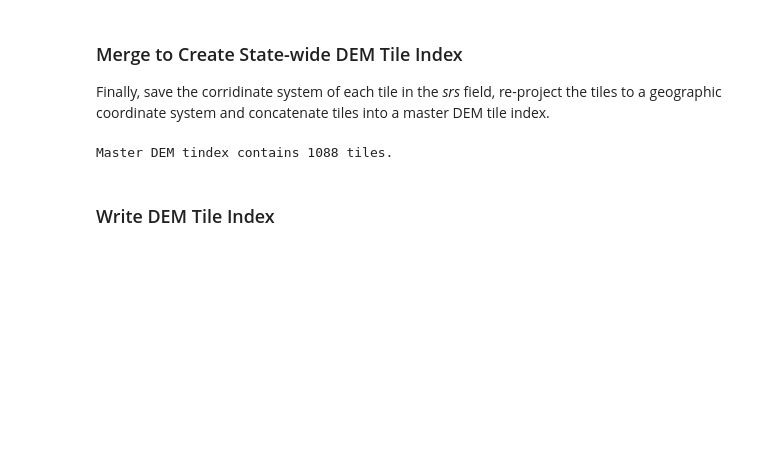
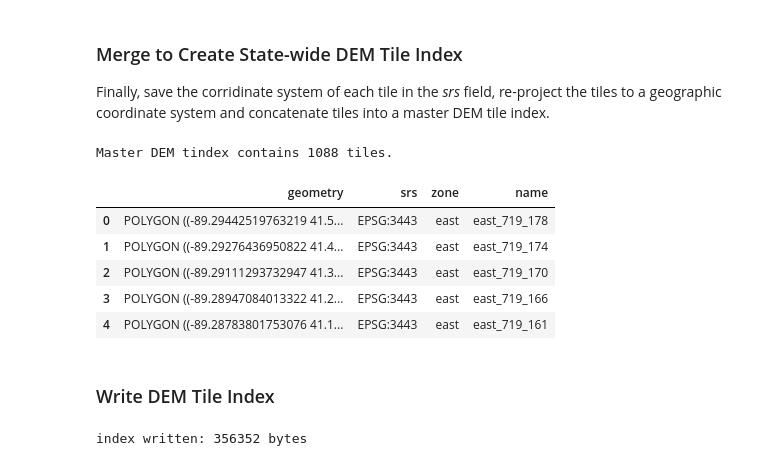
Before and after one commit to jterstriep/lidar-notebooks, a Jupyter notebook: 5_build_target_dem_tindex.ipynb, the cells around one changed output. Saved outputs shown, nothing was run; the diff lists cells and outputs as text; code cells hidden in the pictures; blank space fills up the shorter version.

Commit message:
Added zone and name fields when generating initial DEM tile index.

```diff
--- a/5_build_target_dem_tindex.ipynb
+++ b/5_build_target_dem_tindex.ipynb
@@ -52,14 +54,14 @@ mask = il[il['mid']].to_crs({'init': 'epsg:3443'})
 eastgrid = makegrid(*mask.total_bounds, width=width*res, height=height*res)
 eastgrid.crs = mask.crs
 eastgrid = eastgrid[eastgrid.geometry.intersects(mask.geometry.unary_union)]
+eastgrid['srs'] = eastgrid.crs['init'].upper()
+eastgrid['zone'] = 'east'
+eastgrid['name'] = 'east_'+eastgrid['geometry'].apply(lambda g: str(g.bounds[0])[:3]+'_'+str(g.bounds[1])[:3])
 
 mask = il[~(il['mid'])].to_crs({'init': 'epsg:3444'})
 westgrid = makegrid(*mask.total_bounds, width=width*res, height=height*res)
 westgrid.crs = mask.crs
 westgrid = westgrid[westgrid.geometry.intersects(mask.geometry.unary_union)]
-
-fig, ax = plt.subplots(figsize=(10,30))
-il.plot(ax=ax, edgecolor='black')
-eastgrid.to_crs(il.crs).plot(ax=ax, facecolor='none', edgecolor='red')
-westgrid.to_crs(il.crs).plot(ax=ax, facecolor='none', edgecolor='orange')
-plt.show()
+westgrid['srs'] = westgrid.crs['init'].upper()
+westgrid['zone'] = 'west'
+westgrid['name'] = 'west_'+westgrid['geometry'].apply(lambda g: str(g.bounds[0])[:3]+'_'+str(g.bounds[1])[:3])
@@ -71,14 +79,20 @@ Finally, save the corridinate system of each tile in the *srs* field, re-project
 and concatenate tiles into a master DEM tile index.
 # %%
 import pandas as pd
-eastgrid['srs'] = eastgrid.crs['init']
+
 eastgrid = eastgrid.to_crs({'init': 'EPSG:4236'})
-westgrid['srs'] = westgrid.crs['init']
 westgrid = westgrid.to_crs({'init': 'EPSG:4236'})
 tindex = pd.concat([eastgrid, westgrid], ignore_index=True, sort=False)
 
 print(f'Master DEM tindex contains {len(tindex)} tiles.')
+tindex.head()
 # %% [output]
 Master DEM tindex contains 1088 tiles.
+|  | geometry | srs | zone | name |
+| 0 | POLYGON ((-89.29442519763219 41.5... | EPSG:3443 | east | east_719_178 |
+| 1 | POLYGON ((-89.29276436950822 41.4... | EPSG:3443 | east | east_719_174 |
+| 2 | POLYGON ((-89.29111293732947 41.3... | EPSG:3443 | east | east_719_170 |
+| 3 | POLYGON ((-89.28947084013322 41.2... | EPSG:3443 | east | east_719_166 |
+| 4 | POLYGON ((-89.28783801753076 41.1... | EPSG:3443 | east | east_719_161 |
 # %% [markdown]
 ### Write DEM Tile Index
@@ -86,0 +99,6 @@ tindex.to_file('DEM_tindex.gpkg', driver='GPKG')
+# %%
+import os
+tindex.to_file('../DEM_tindex.gpkg', driver='GPKG')
+print(f'index written: {os.path.getsize("../DEM_tindex.gpkg")} bytes')
+# %% [output]
+index written: 356352 bytes
```
Also changed, not shown: parts of 4 cells of this notebook.
